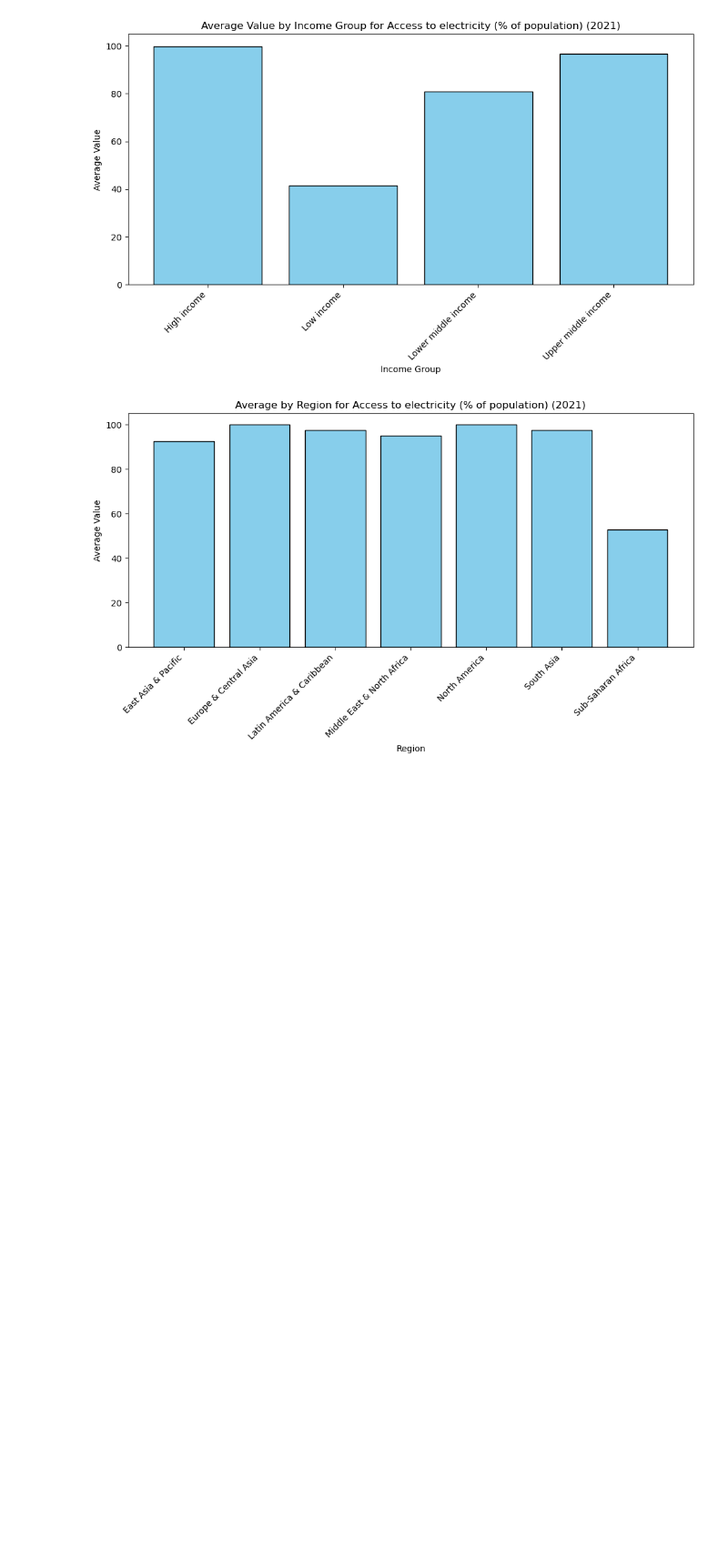
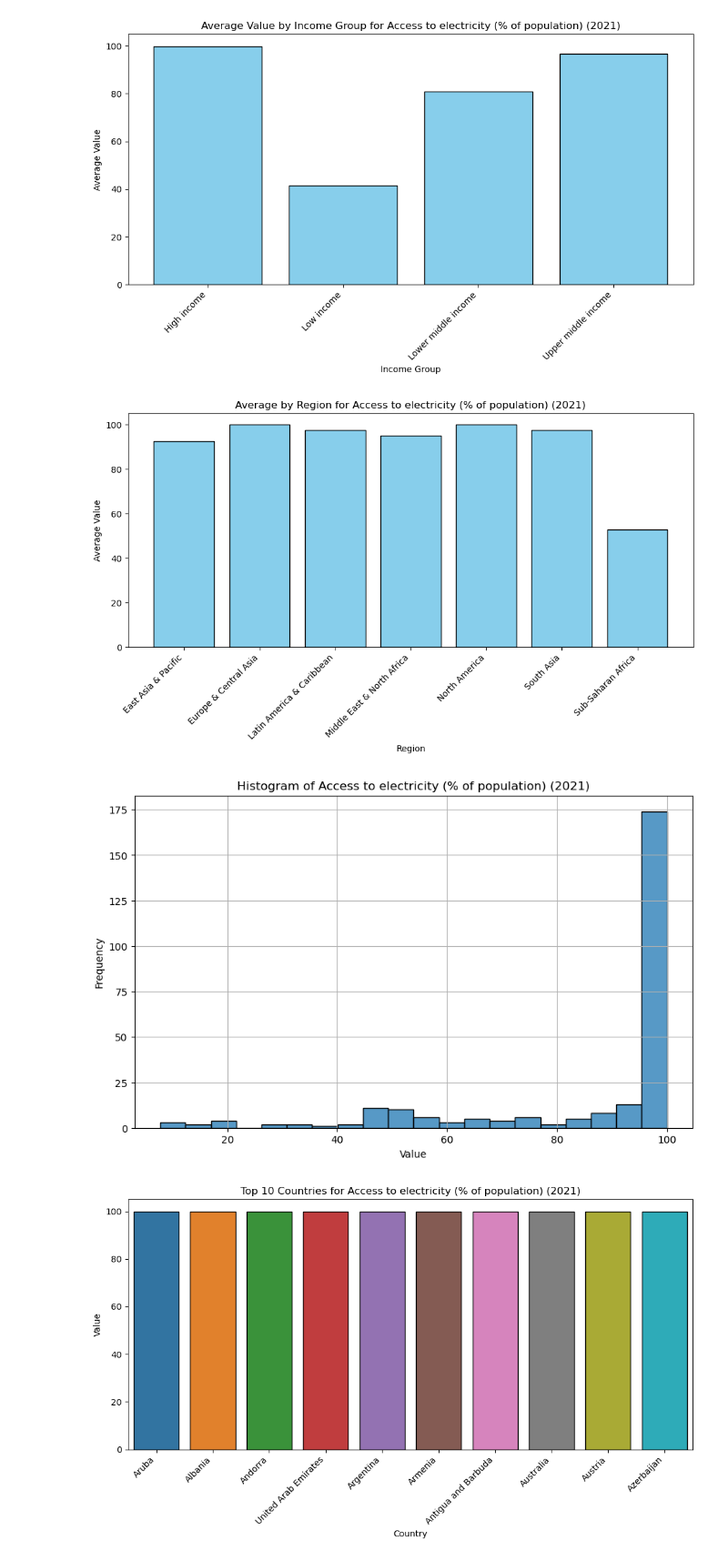
Before and after one commit to Isaac-Ndirangu-Muturi-749/World-Bank-Socioeconomic-Indicators-Analysis-Project, a Jupyter notebook: jupyter_notebook.ipynb, the cells around one changed output. Shown: that part at 91% size. Drawn from its saved outputs; the diff is of its cells as text; code cells hidden in the pictures; blank space fills up the shorter version.

```diff
--- a/jupyter_notebook.ipynb
+++ b/jupyter_notebook.ipynb
@@ -78,3 +84,41 @@ read_and_visualize_data("DATASETS/Access to electricity (% of population)",
 [figure]
 [figure]
 [figure]
+# %%
+import pandas as pd
+import os
+import matplotlib.pyplot as plt
+import seaborn as sns
+
+# Function to create a histogram using Seaborn
+def create_histogram(data, column_name, title):
+    plt.figure(figsize=(10, 6))
+    sns.histplot(data[column_name], bins=20, edgecolor='black')
+    plt.xlabel('Value')
+    plt.ylabel('Frequency')
+    plt.title(title)
+    plt.grid()
+    plt.show()
+
+# Function to create a bar plot using Seaborn
+def create_bar_plot(data, x_column, y_column, xlabel, ylabel, title, rotation=True):
+    plt.figure(figsize=(10, 6))
+    sns.barplot(data=data, x=x_column, y=y_column, edgecolor='black')
+    plt.xlabel(xlabel)
+    plt.ylabel(ylabel)
+    plt.title(title)
+    plt.xticks(rotation=45, ha='right')
+    plt.tight_layout()
+    plt.show()
+
+# Rest of the functions remain the same
+
+# Call the function with the appropriate file paths and year
+read_and_visualize_data("DATASETS/Access to electricity (% of population)",
+                     "API_EG.ELC.ACCS.ZS_DS2_en_csv_v2_5729318.csv",
+                     "Metadata_Country_API_EG.ELC.ACCS.ZS_DS2_en_csv_v2_5729318.csv",
+                     "Metadata_Indicator_API_EG.ELC.ACCS.ZS_DS2_en_csv_v2_5729318.csv",
+                     '2021')  # Change to the desired year
+# %% [output]
+[figure, added]
+[figure, added]
```
Also changed, not shown: parts of 3 cells of this notebook.
